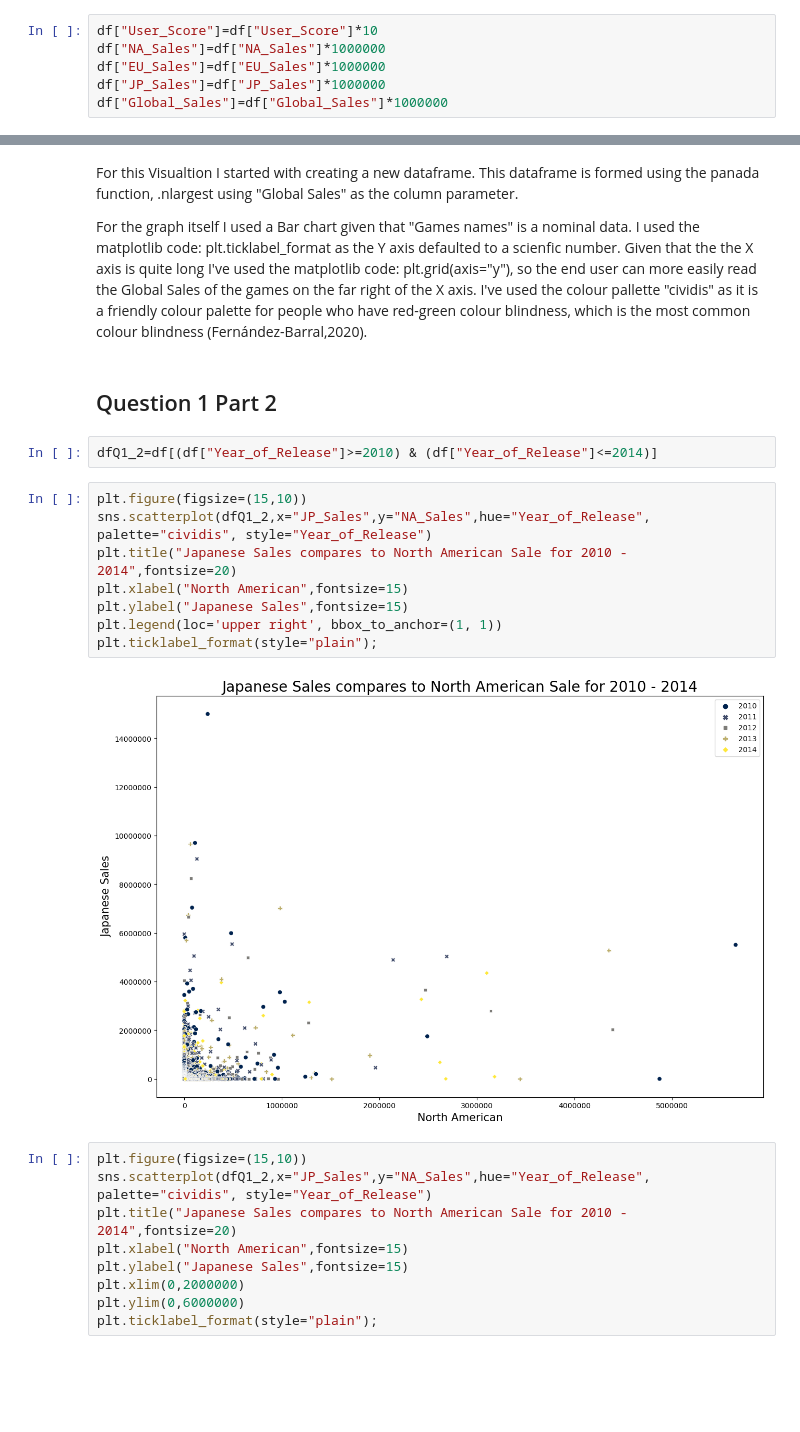
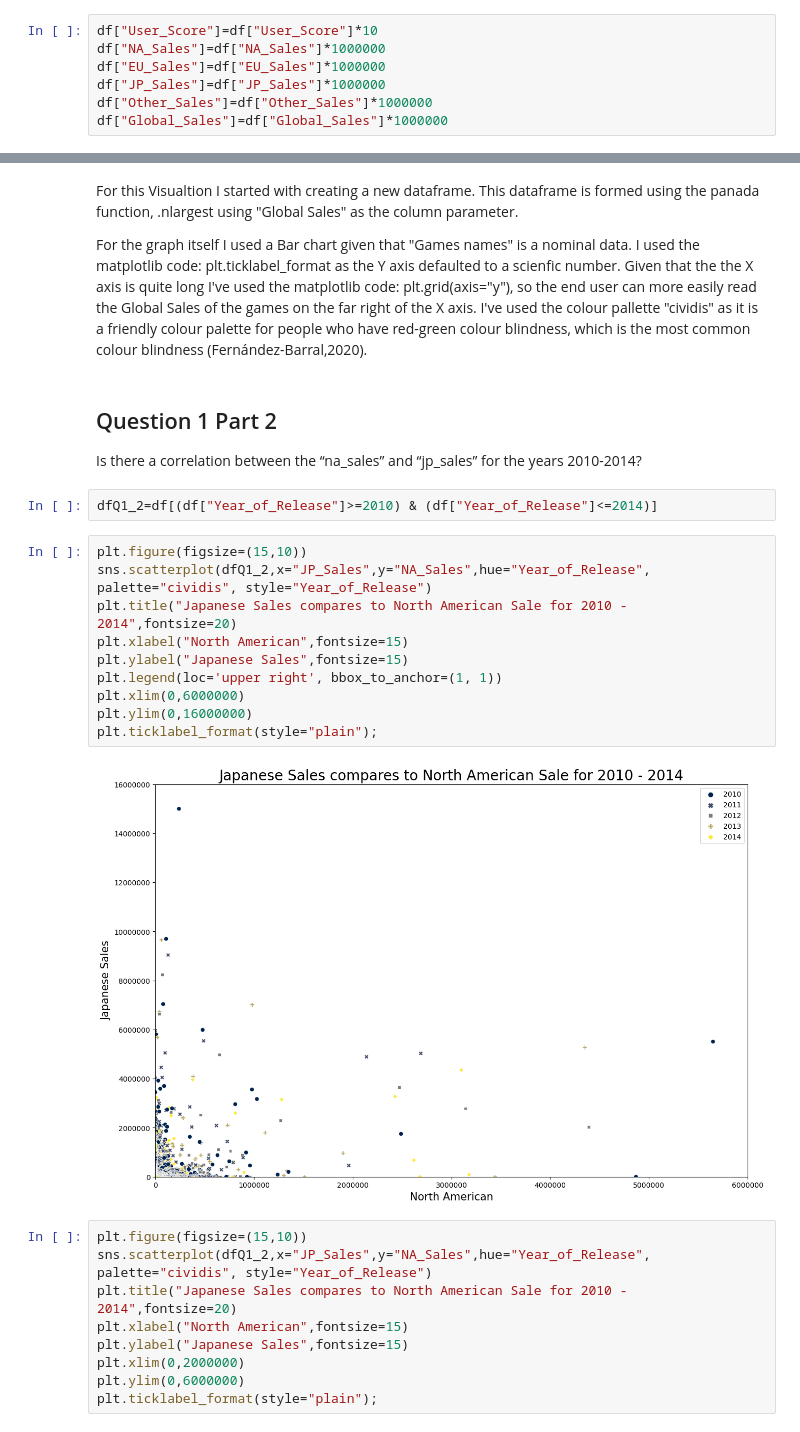
Before and after one commit to Fionan-sba23086/Fionan-Coyle_DPrepHDip_CA1, a Jupyter notebook: FionanCoyle_DataVisHDip_CA1.ipynb, the cells around one changed output, grey strips where cells are left out. Cells and saved outputs as stored; diff of their text form; blank space fills up the shorter version.

```diff
--- a/FionanCoyle_DataVisHDip_CA1.ipynb
+++ b/FionanCoyle_DataVisHDip_CA1.ipynb
@@ -188,6 +188,7 @@ df["User_Score"]=df["User_Score"]*10
 df["NA_Sales"]=df["NA_Sales"]*1000000
 df["EU_Sales"]=df["EU_Sales"]*1000000
 df["JP_Sales"]=df["JP_Sales"]*1000000
+df["Other_Sales"]=df["Other_Sales"]*1000000
 df["Global_Sales"]=df["Global_Sales"]*1000000
 # %%
 df['Year_of_Release']=df['Year_of_Release'].astype(int)
@@ -221,18 +231,21 @@ For this Visualtion I started with creating a new dataframe. This dataframe is f
 For the graph itself I used a Bar chart given that "Games names" is a nominal data. I used the matplotlib code: plt.ticklabel_format as the Y axis defaulted to a scienfic number. Given that the the X axis is quite long I've used the matplotlib code: plt.grid(axis="y"), so the end user can more easily read the Global Sales of the games on the far right of the X axis. I've used the colour pallette "cividis" as it is a friendly colour palette for people who have red-green colour blindness, which is the most common colour blindness (Fernández-Barral,2020).
 # %% [markdown]
 ## Question 1 Part 2
+Is there a correlation between the “na_sales” and “jp_sales” for the years 2010-2014?
 # %%
 dfQ1_2=df[(df["Year_of_Release"]>=2010) & (df["Year_of_Release"]<=2014)]
 # %%
 plt.figure(figsize=(15,10))
 sns.scatterplot(dfQ1_2,x="JP_Sales",y="NA_Sales",hue="Year_of_Release", palette="cividis", style="Year_of_Release")
 plt.title("Japanese Sales compares to North American Sale for 2010 - 2014",fontsize=20)
 plt.xlabel("North American",fontsize=15)
 plt.ylabel("Japanese Sales",fontsize=15)
 plt.legend(loc='upper right', bbox_to_anchor=(1, 1))
+plt.xlim(0,6000000)
+plt.ylim(0,16000000)
 plt.ticklabel_format(style="plain");
 # %% [output]
-[figure, old version]
+[figure, new version]
 # %%
 plt.figure(figsize=(15,10))
 sns.scatterplot(dfQ1_2,x="JP_Sales",y="NA_Sales",hue="Year_of_Release", palette="cividis", style="Year_of_Release")
```
Also changed, not shown: parts of 7 cells of this notebook.
